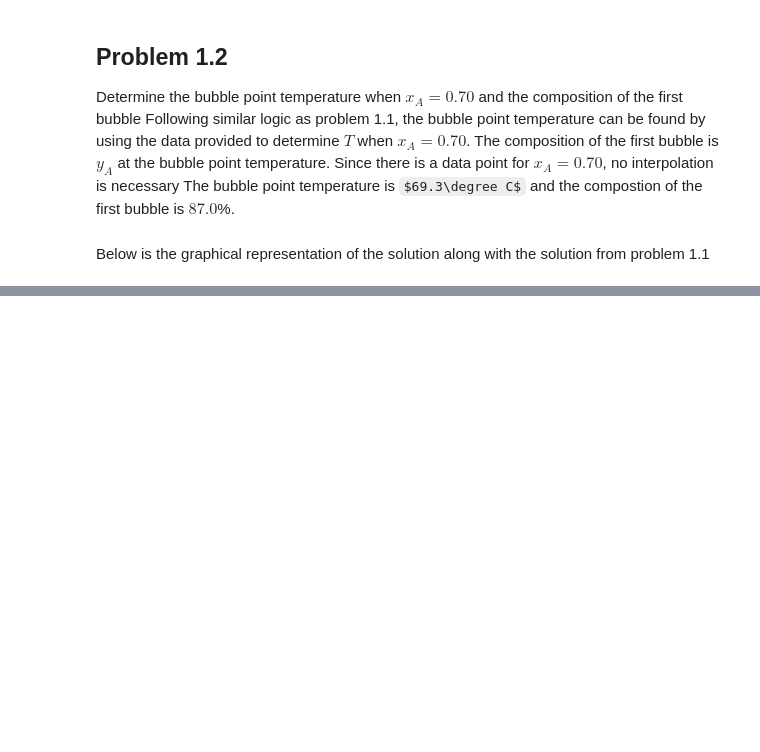
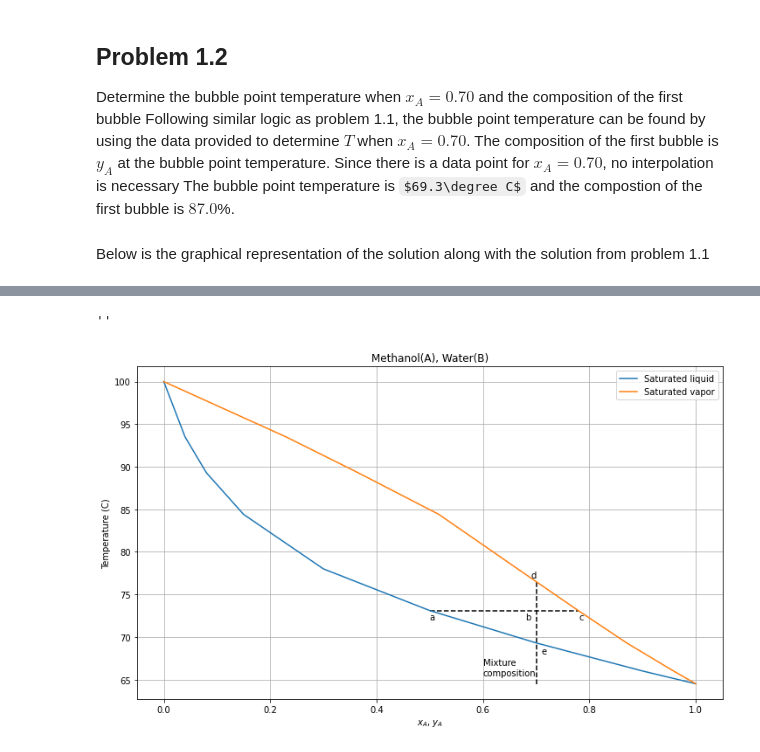
Before and after one commit to joshlwhitehead/school, a Jupyter notebook: Spring_2022/MassTransfer/HW6/HW6_1.ipynb, the cells around one changed output, grey strips where cells are left out. Cells and saved outputs as stored; diff of their text form; code cells hidden in the pictures; some formulas as TeX source; blank space fills up the shorter version.

```diff
--- a/Spring_2022/MassTransfer/HW6/HW6_1.ipynb
+++ b/Spring_2022/MassTransfer/HW6/HW6_1.ipynb
@@ -85,10 +93,6 @@ Below is the graphical representation of the solution along with the solution fr
 Tbub = 69.3
 ybub = 0.87
 # %%
-T = [64.5,66,69.3,73.1,78,84.4,89.3,93.5,100]
-yA = [1,.958,.87,.779,.665,.517,.365,.23,0]
-xA = [1,.9,.7,.5,.3,.15,.08,.04,0]
-
 plt.figure(figsize=(12,7))
 plt.plot(xA,T,label='Saturated liquid')
 plt.plot(yA,T,label='Saturated vapor')
@@ -106,7 +110,7 @@ plt.text(.6,65.5,'Mixture\ncomposition')
 plt.text(.71,70,'Bubble point T')
 plt.text(.75,64,'Composition\nof first bubble')
 plt.xlabel(r'$x_A$, $y_A$')
-plt.ylabel('Temperature (c)')
+plt.ylabel('Temperature (C)')
 plt.grid()
 plt.title('Methanol(A), Water(B)')
 plt.legend()
@@ -124,0 +132,25 @@ T should be between 69.3 and 76.5
+# %%
+plt.figure(figsize=(12,7))
+plt.plot(xA,T,label='Saturated liquid')
+plt.plot(yA,T,label='Saturated vapor')
+
+plt.vlines(mix,min(T),Tdew,linestyles='--',color='k')
+plt.hlines(73.1,.5,.779,linestyles='--',color='k')
+
+
+plt.text(.6,65.5,'Mixture\ncomposition')
+plt.text(.5,72,'a')
+plt.text(.68,72,'b')
+plt.text(.78,72,'c')
+plt.text(.69,77,'d')
+plt.text(.71,68,'e')
+plt.xlabel(r'$x_A$, $y_A$')
+plt.ylabel('Temperature (C)')
+plt.grid()
+plt.title('Methanol(A), Water(B)')
+plt.legend()
+
+;
+# %% [output]
+''
+[figure, added]
```
Also changed, not shown: parts of 16 cells of this notebook, 3 other files.
